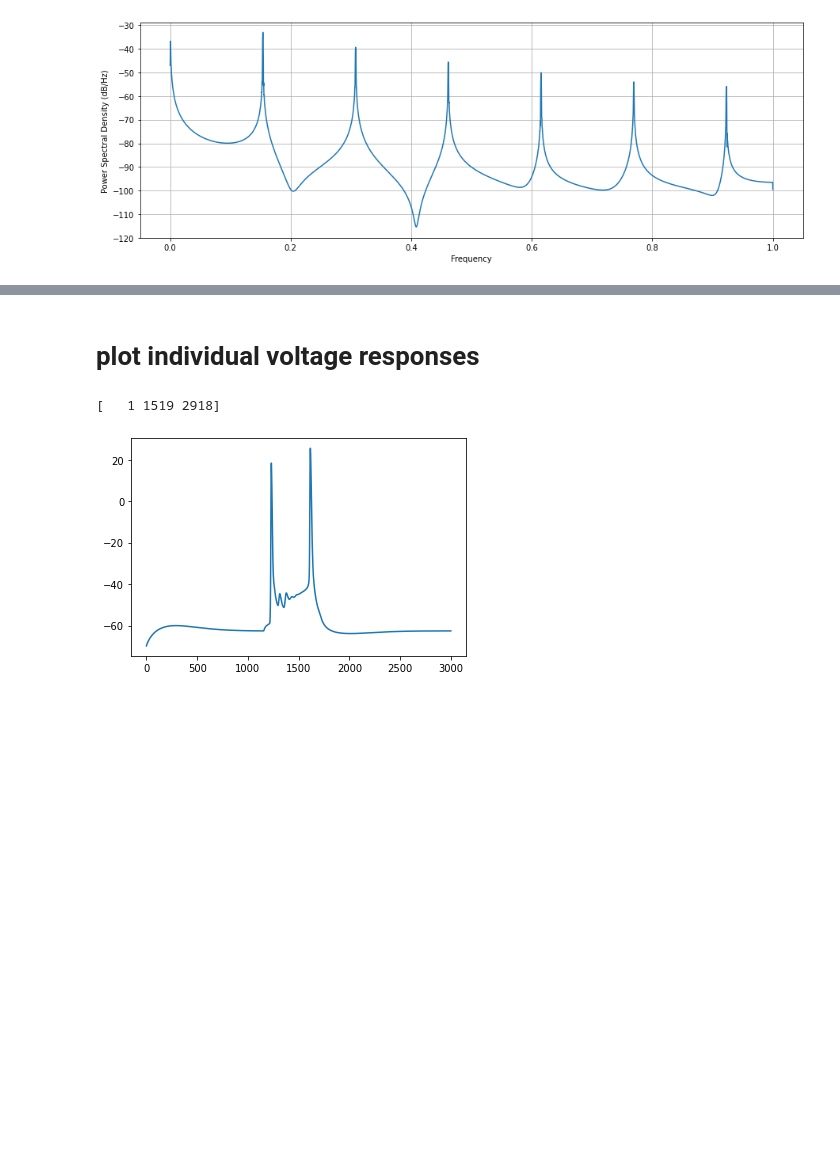
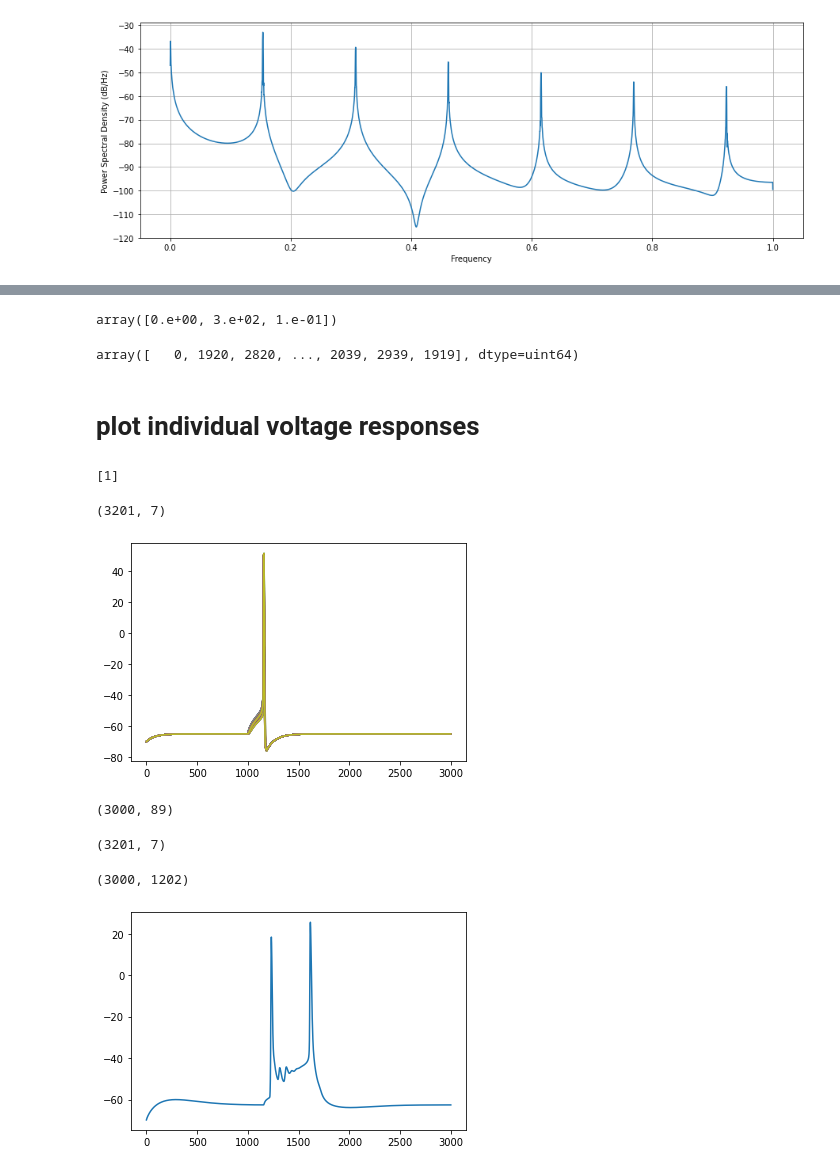
Before and after one commit to ddopp4877/CA1_model, a Jupyter notebook: CA1_exploration.ipynb, the cells around one changed output, grey strips where cells are left out. Cells and saved outputs as stored; diff of their text form; code cells hidden in the pictures; blank space fills up the shorter version.

```diff
--- a/CA1_exploration.ipynb
+++ b/CA1_exploration.ipynb
@@ -423,0 +459,2 @@ Pxx,freqs = plt.psd(data,NFFT = fs,noverlap=True)
+# %%
+res =f['report/biophysical/mapping/node_ids'][()]
@@ -424,17 +463,21 @@ Pxx,freqs = plt.psd(data,NFFT = fs,noverlap=True)
+# %%
+time
+# %% [output]
+array([0.e+00, 3.e+02, 1.e-01])
+# %%
+res
+# %% [output]
+array([   0, 1920, 2820, ..., 2039, 2939, 1919], dtype=uint64)
 # %% [markdown]
 # plot individual voltage responses
 # %%
 f = h5py.File(os.path.join("output",'v_report.h5'), 'r')
 vreports = SaveDataToDF(f)
-f = h5py.File(os.path.join("output",'v_report_axon.h5'), 'r')
-axonsDF = SaveDataToDF(f)
+
 f = h5py.File(os.path.join('network','biophysical_nodes.h5'), 'r')
 nodesDF = SaveDataToDF(f)
 f = h5py.File(os.path.join('output','spikes.h5'), 'r')
 spikesDF = SaveDataToDF(f)
-
-
-
 
 spikingCellIDs = np.unique(np.array(spikesDF['node_ids'],dtype=int))
 print(spikingCellIDs)
@@ -449,7 +492,28 @@ cellNames = [array[index] for index in sorted(idxs)]#use the names in the order
 
 nodesDF = nodesDF.replace({'node_type_id':idNames},{'node_type_id':cellNames})
 # %% [output]
-[   1 1519 2918]
+[1]
+# %%
+nodesDF.shape
+# %% [output]
+(3201, 7)
+# %%
+plt.plot(res)
+plt.show()
+# %% [output]
+[figure, added]
+# %%
+res.shape
+# %% [output]
+(3000, 89)
+# %%
+nodesDF.shape
+# %% [output]
+(3201, 7)
+# %%
+axonsDF.shape
+# %% [output]
+(3000, 1202)
 # %%
 plt.plot(axonsDF['data300'])
 plt.show()
```
Also changed, not shown: parts of 7 cells of this notebook, 7 other files.
